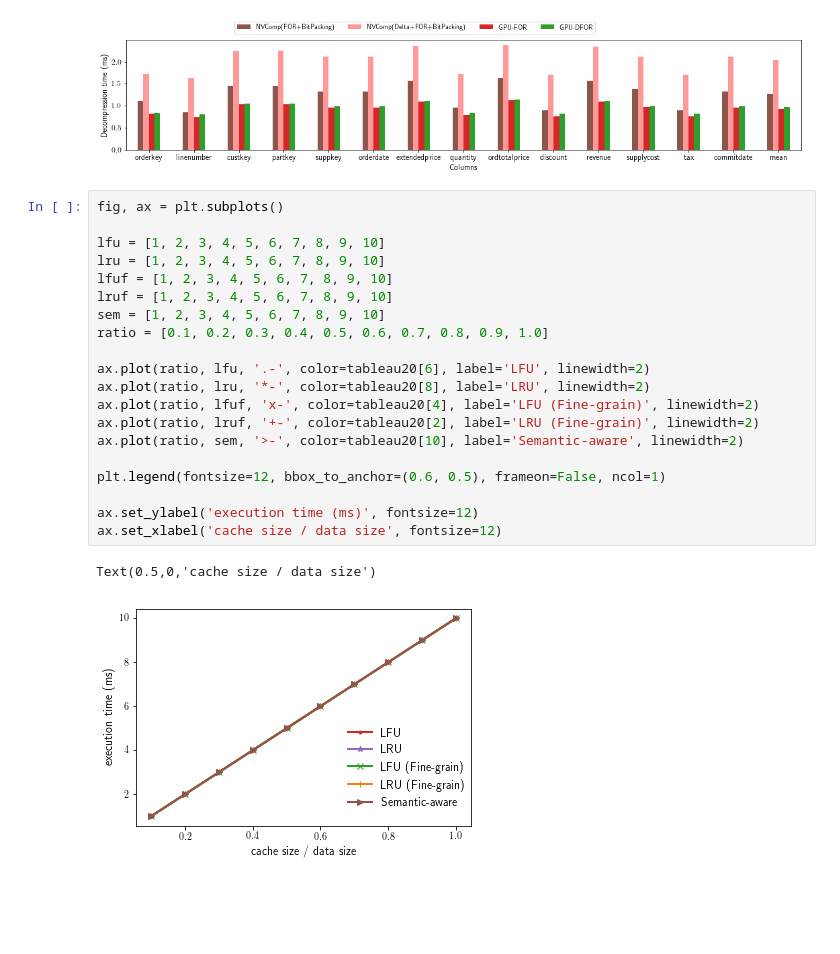
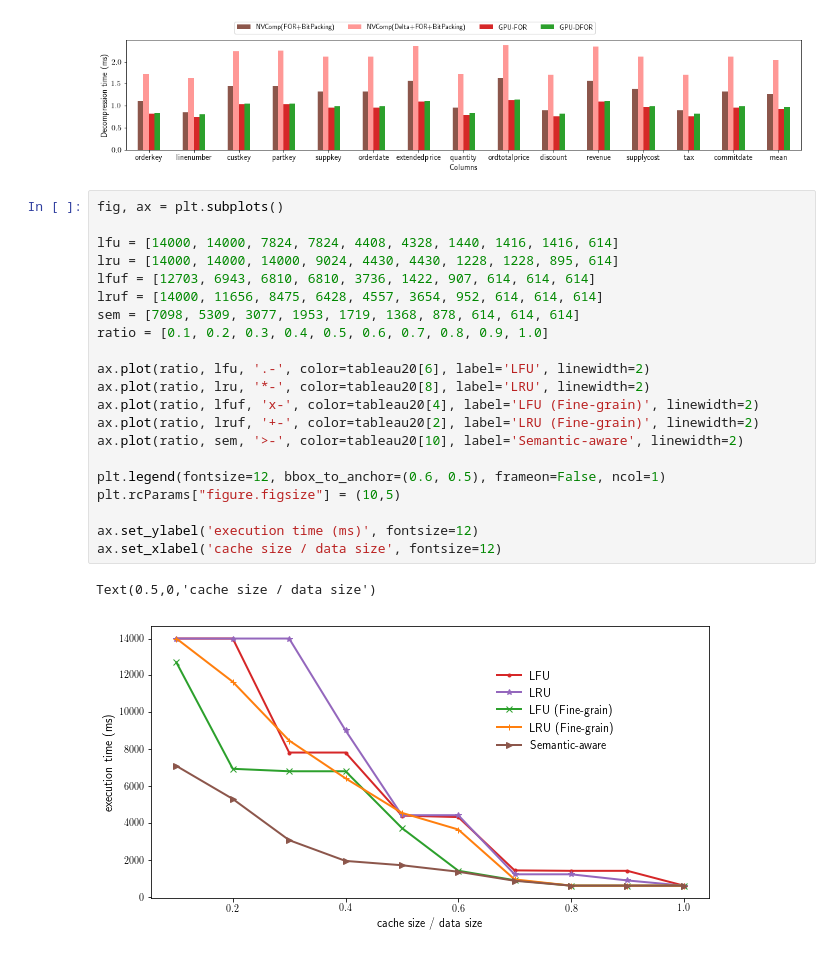
Before and after one commit to bwyogatama/Mordred-Deprecated, a Jupyter notebook: final.ipynb, the cells around one changed output. Cells and saved outputs as stored; diff of their text form; blank space fills up the shorter version.

```diff
--- a/final.ipynb
+++ b/final.ipynb
@@ -1154,23 +1154,24 @@ plt.savefig('nvcomp.pdf', bbox_inches='tight')
 # %%
 fig, ax = plt.subplots()
 
-lfu = [1, 2, 3, 4, 5, 6, 7, 8, 9, 10]
-lru = [1, 2, 3, 4, 5, 6, 7, 8, 9, 10]
-lfuf = [1, 2, 3, 4, 5, 6, 7, 8, 9, 10]
-lruf = [1, 2, 3, 4, 5, 6, 7, 8, 9, 10]
-sem = [1, 2, 3, 4, 5, 6, 7, 8, 9, 10]
+lfu = [14000, 14000, 7824, 7824, 4408, 4328, 1440, 1416, 1416, 614]
+lru = [14000, 14000, 14000, 9024, 4430, 4430, 1228, 1228, 895, 614]
+lfuf = [12703, 6943, 6810, 6810, 3736, 1422, 907, 614, 614, 614]
+lruf = [14000, 11656, 8475, 6428, 4557, 3654, 952, 614, 614, 614]
+sem = [7098, 5309, 3077, 1953, 1719, 1368, 878, 614, 614, 614]
 ratio = [0.1, 0.2, 0.3, 0.4, 0.5, 0.6, 0.7, 0.8, 0.9, 1.0]
 
 ax.plot(ratio, lfu, '.-', color=tableau20[6], label='LFU', linewidth=2)
 ax.plot(ratio, lru, '*-', color=tableau20[8], label='LRU', linewidth=2)
 ax.plot(ratio, lfuf, 'x-', color=tableau20[4], label='LFU (Fine-grain)', linewidth=2)
 ax.plot(ratio, lruf, '+-', color=tableau20[2], label='LRU (Fine-grain)', linewidth=2)
 ax.plot(ratio, sem, '>-', color=tableau20[10], label='Semantic-aware', linewidth=2)
 
 plt.legend(fontsize=12, bbox_to_anchor=(0.6, 0.5), frameon=False, ncol=1)
+plt.rcParams["figure.figsize"] = (10,5)
 
 ax.set_ylabel('execution time (ms)', fontsize=12)
 ax.set_xlabel('cache size / data size', fontsize=12)
 # %% [output]
 Text(0.5,0,'cache size / data size')
-[figure, old version]
+[figure, new version]
```
Also changed, not shown: parts of 9 cells of this notebook, 23 other files.
